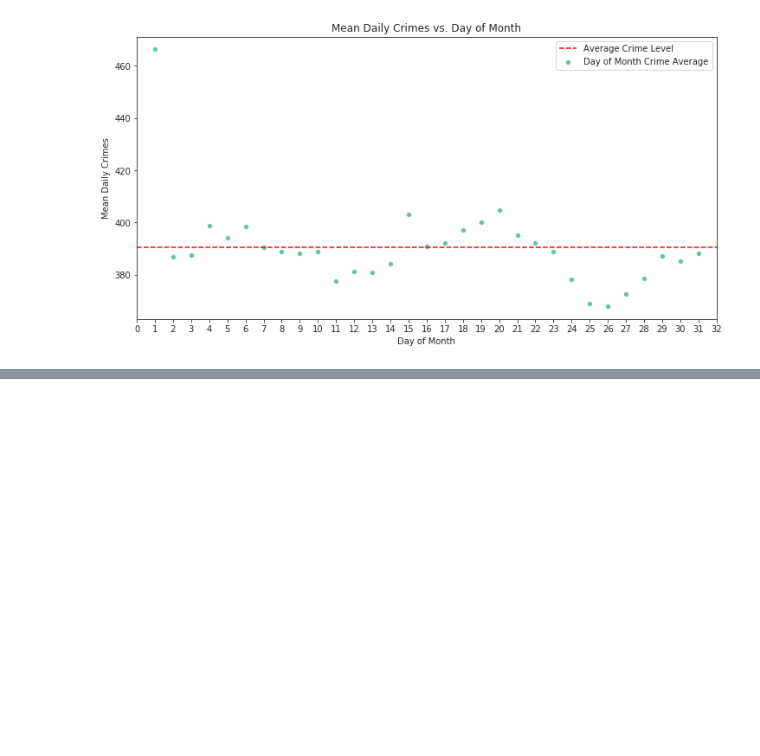
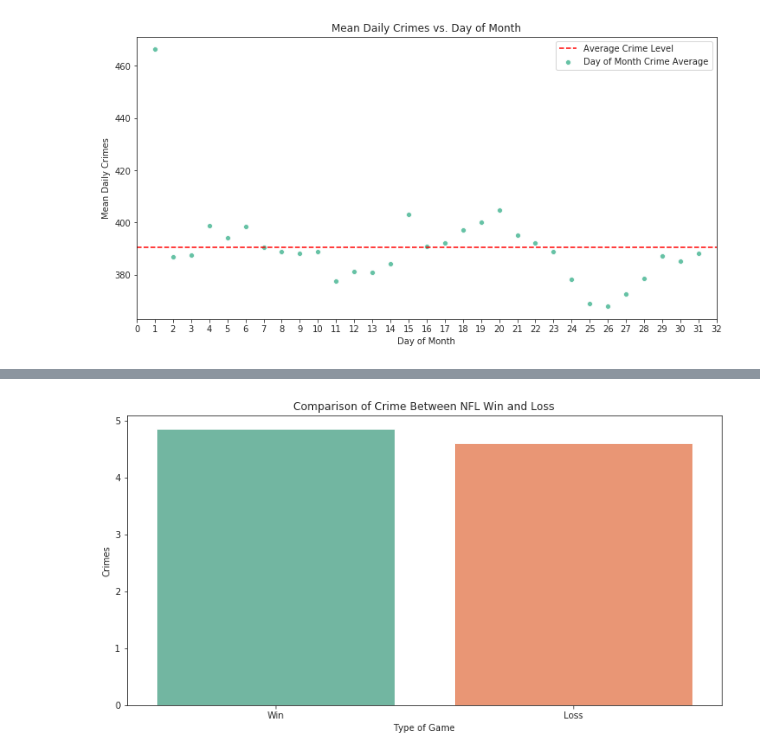
Before and after one commit to fescobar96/Crime-Prediction-in-San-Francisco, a Jupyter notebook: EDA.ipynb, the cells around one changed output, grey strips where cells are left out. Saved outputs shown, nothing was run; the diff lists cells and outputs as text; code cells hidden in the pictures; blank space fills up the shorter version.

```diff
--- a/EDA.ipynb
+++ b/EDA.ipynb
@@ -279,0 +361,8 @@ plt.show()
+# %%
+data_nfl = data.copy()
+data_game_win = data_nfl[data_nfl["NFL_Output"] == "W"]
+data_game_loss = data_nfl[data_nfl["NFL_Output"] == "L"]
+# %%
+data_game_win_mean = data_game_win.resample("D").agg({"PdDistrict":"count"}).dropna().mean()
+# %%
+data_game_loss_mean = data_game_loss.resample("D").agg({"PdDistrict":"count"}).dropna().mean()
@@ -279,0 +379,9 @@ plt.show()
+# %%
+plt.figure(figsize=(12,6))
+sns.barplot(x=["Win", "Loss"], y=[data_game_win_mean, data_game_loss_mean])
+plt.title("Comparison of Crime Between NFL Win and Loss")
+plt.ylabel("Crimes")
+plt.xlabel("Type of Game")
+plt.show()
+# %% [output]
+[figure, added]
```
Also changed, not shown: parts of 33 cells of this notebook.
